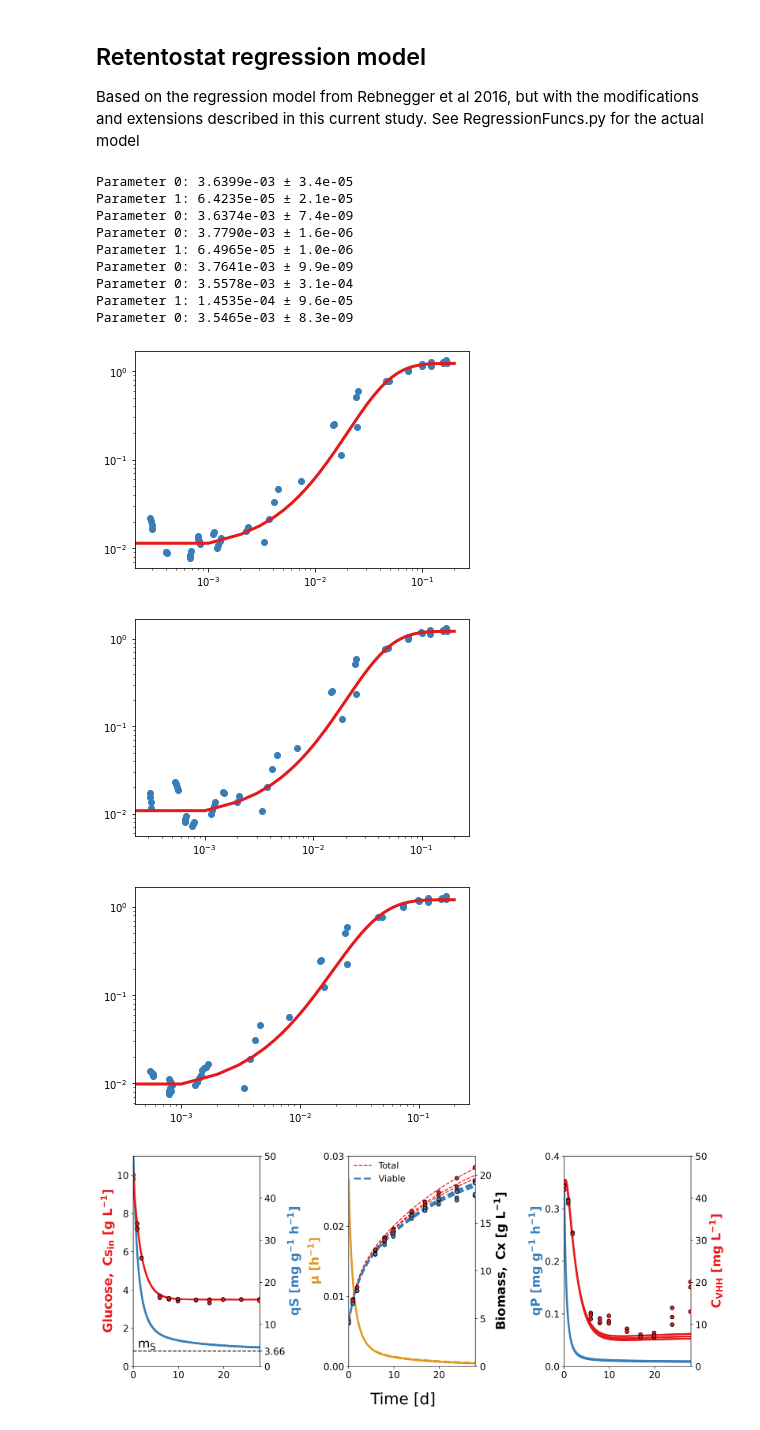
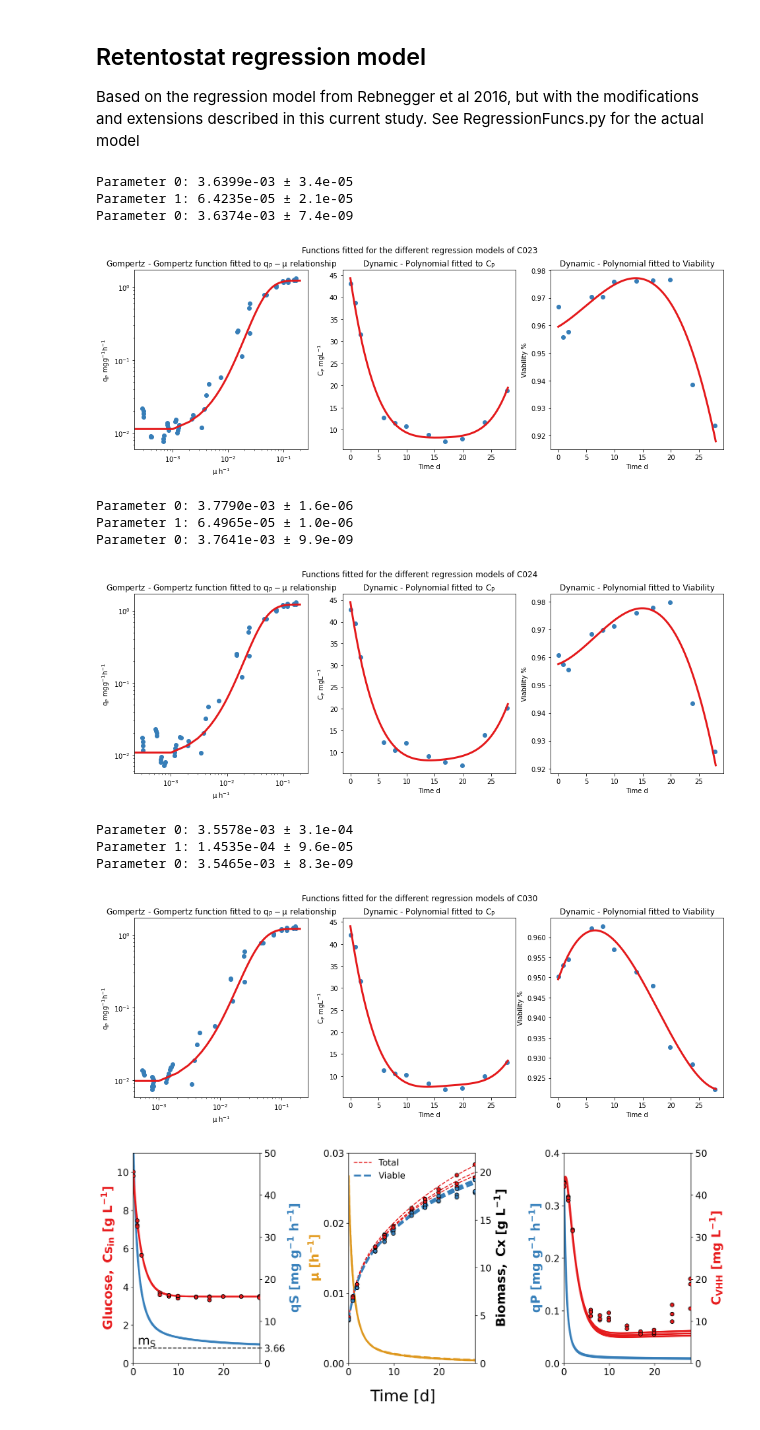
Before and after one commit to bcoltman/Kphaffii_NearZero, a Jupyter notebook: scripts/RegressionModel.ipynb, the cells around one changed output. Saved outputs shown, nothing was run; the diff lists cells and outputs as text; code cells hidden in the pictures.

Commit message:
Didn't include LC data, now corrected. Also plotted relative differences for dynamic model

```diff
--- a/scripts/RegressionModel.ipynb
+++ b/scripts/RegressionModel.ipynb
@@ -62,7 +62,7 @@ for sheet_name in ["C023", "C024", "C030"]:
 
     # Load productivity data
     productivity_data_all = pd.read_excel(f"../data/qp_Cp_Retentostat_Chemostat.xlsx",
-                                      sheet_name=sheet_name, usecols="A:P", nrows=29)
+                                          sheet_name=sheet_name, usecols="A:P", nrows=29)
     productivity_interpolated_time_h = productivity_data_all["time (h)"].values.flatten()
 
     productivity_data_measured = productivity_data_all[~productivity_data_all["Sample Point"].isna()]
@@ -106,22 +106,6 @@ for sheet_name in ["C023", "C024", "C030"]:
     sample_point_result.at[0, "Sample Point"] = "SS"
     all_sample_point_results.append(sample_point_result)
 
-    # # Process productivity at specific time points
-    # cp_sample_point_result = regression_results.loc[
-    #     regression_results["Time h"].isin(round_to_half(productivity_interpolated_time_h))
-    # ].copy()
-    # all_cp_sample_point_results.append(cp_sample_point_result)
-
-    # Plot fitted Gompertz function and data points
-    mu_plot = np.linspace(0, 0.2, 200)
-    plt.rcParams.update({'mathtext.default': 'regular'})
-    fig, ax = plt.subplots()
-    ax.plot(mu_plot, 1000 * gompertz_function(mu_plot, *gompertz_params), label="Fitted Gompertz", c="#e41a1c", lw=3)
-    ax.scatter(all_mu, 1000 * all_qp, label="Data Points", c="#377eb8")
-    # ax.set_ylim(0, 0.1)
-    ax.set_xscale("log")
-    ax.set_yscale("log")
-
     # Fit the dynamic model
 
     protein_production_func = Polynomial.fit(time_lab_h.flatten(), protein_conc.flatten(), 4)
@@ -139,47 +123,72 @@ for sheet_name in ["C023", "C024", "C030"]:
     dynamic_regression_results = dynamic_regression_results.assign(Cultivation=sheet_name, Fit="Dynamic")
     all_results.append(dynamic_regression_results)
     dynamic_statistics_series.name = ("Dynamic", sheet_name)
     all_statistics.append(dynamic_statistics_series)
 
     # Process sample point results
     sample_point_result = dynamic_regression_results.loc[dynamic_regression_results["Time h"].isin(time_lab_h.flatten())].copy()
     sample_point_result["Sample Point"] = [f"R{i}" for i in range(11)]
     sample_point_result.at[0, "Sample Point"] = "SS"
     all_sample_point_results.append(sample_point_result)
 
-    # # Process productivity at specific time points
-    # cp_sample_point_result = dynamic_regression_results.loc[
-    #     dynamic_regression_results["Time h"].isin(round_to_half(productivity_interpolated_time_h))
-    # ].copy()
-    # all_cp_sample_point_results.append(cp_sample_point_result)
+    plt.rcParams.update({'mathtext.default': 'regular'})
+    fig, (ax1, ax2, ax3) = plt.subplots(ncols=3, figsize=(16, 5))
+    # Plot fitted Gompertz function and data points
+    mu_plot = np.linspace(0, 0.2, 200)
+
+    ax1.scatter(all_mu, 1000 * all_qp, c="#377eb8")
+    ax1.plot(mu_plot, 1000 * gompertz_function(mu_plot, *gompertz_params), c="#e41a1c", lw=3)
+    ax1.set_xscale("log")
+    ax1.set_yscale("log")
+    ax1.set_xlabel("$\mu$ $h^{-1}$")
+    ax1.set_ylabel("$q_P$ $mg g^{-1} h^{-1}$")
+    ax1.set_title("Gompertz - Gompertz function fitted to $q_P - \mu$ relationship")
+
+    # Plot protein conc and viability
+    t_plot = np.linspace(0, 28*24, 200)
+
+    ax2.scatter(time_lab_h.flatten()/24, protein_conc.flatten(), c="#377eb8")
+    ax2.plot(t_plot/24, protein_production_func(t_plot), c="#e41a1c", lw=3)
+    ax3.scatter(time_lab_h.flatten()/24, viability.flatten(), c="#377eb8")
+    ax3.plot(t_plot/24, dynamic_death_func(t_plot), c="#e41a1c", lw=3)
+    ax2.set_xlabel("Time d")
+    ax2.set_ylabel("$C_P$ $mg L^{-1}$")
+    ax2.set_title("Dynamic - Polynomial fitted to $C_P$")
+
+    ax3.set_xlabel("Time d")
+    ax3.set_ylabel("Viability %")
+    ax3.set_title("Dynamic - Polynomial fitted to Viability")
+
+    fig.suptitle(f"Functions fitted for the different regression models of {sheet_name}")
+    plt.show()
 
 
 # Save the compiled results to CSV files
 all_statistics = pd.concat(all_statistics, axis=1).T.sort_index()
 all_statistics.index = all_statistics.index.set_names(['Fit', 'Cultivation'])
 all_statistics.loc["Dynamic"].to_csv("../results/dataframes/cultivation_data/StatsDynamicRetentostat.csv")
 all_statistics.to_csv("../results/dataframes/cultivation_data/StatsRetentostat.csv")
 
 all_results = pd.concat(all_results).set_index(["Fit", "Cultivation"])
 all_results["Interpolated/Pirt"] = all_results["Growth Rate model 1/h"]/all_results["Growth Rate Pirt 1/h"]
 all_results.to_csv("../results/dataframes/cultivation_data/RegressionRetentostat.csv")
 all_results.loc["Dynamic"].to_csv("../results/dataframes/cultivation_data/RegressionDynamicRetentostat.csv")
 
 pd.concat(all_sample_point_results).set_index(["Fit", "Cultivation"]).to_csv("../results/dataframes/cultivation_data/SamplePointsDynamicRetentostat.csv")
 # pd.concat(all_cp_sample_point_results).to_csv("../results/dataframes/cultivation_data/SamplePointsCpDynamicRetentostat.csv")
 # %% [output]
 Parameter 0: 3.6399e-03 ± 3.4e-05
 Parameter 1: 6.4235e-05 ± 2.1e-05
 Parameter 0: 3.6374e-03 ± 7.4e-09
-Parameter 0: 3.7790e-03 ± 1.6e-06
-Parameter 1: 6.4965e-05 ± 1.0e-06
-Parameter 0: 3.7641e-03 ± 9.9e-09
-Parameter 0: 3.5578e-03 ± 3.1e-04
-Parameter 1: 1.4535e-04 ± 9.6e-05
-Parameter 0: 3.5465e-03 ± 8.3e-09
-[figure, old version]
+[figure, new version]
+Parameter 0: 3.7790e-03 ± 1.6e-06
+Parameter 1: 6.4965e-05 ± 1.0e-06
+Parameter 0: 3.7641e-03 ± 9.9e-09
-[figure, old version]
+[figure, new version]
+Parameter 0: 3.5578e-03 ± 3.1e-04
+Parameter 1: 1.4535e-04 ± 9.6e-05
+Parameter 0: 3.5465e-03 ± 8.3e-09
-[figure, old version]
+[figure, new version]
 # %%
 filename = 'AllRetentostatData.xlsx'#;
 
```
Also changed, not shown: parts of 5 cells of this notebook, 11 other files.
